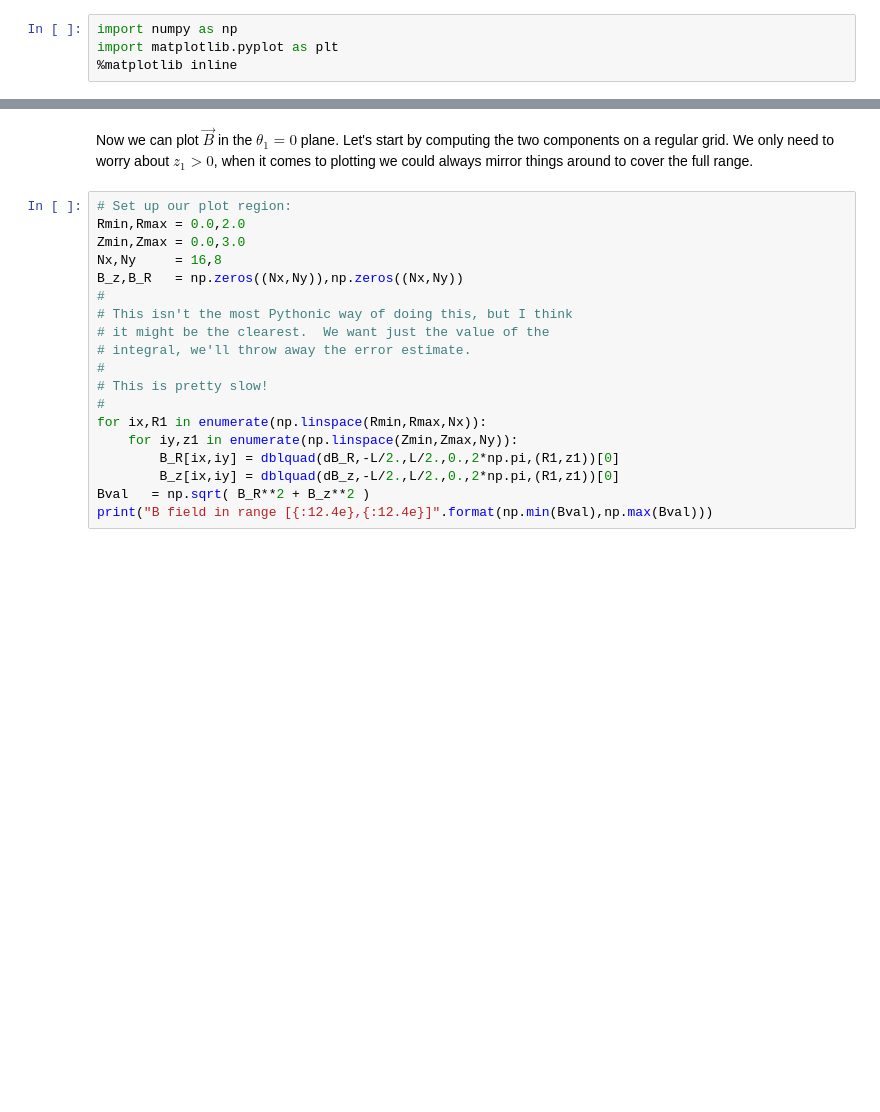
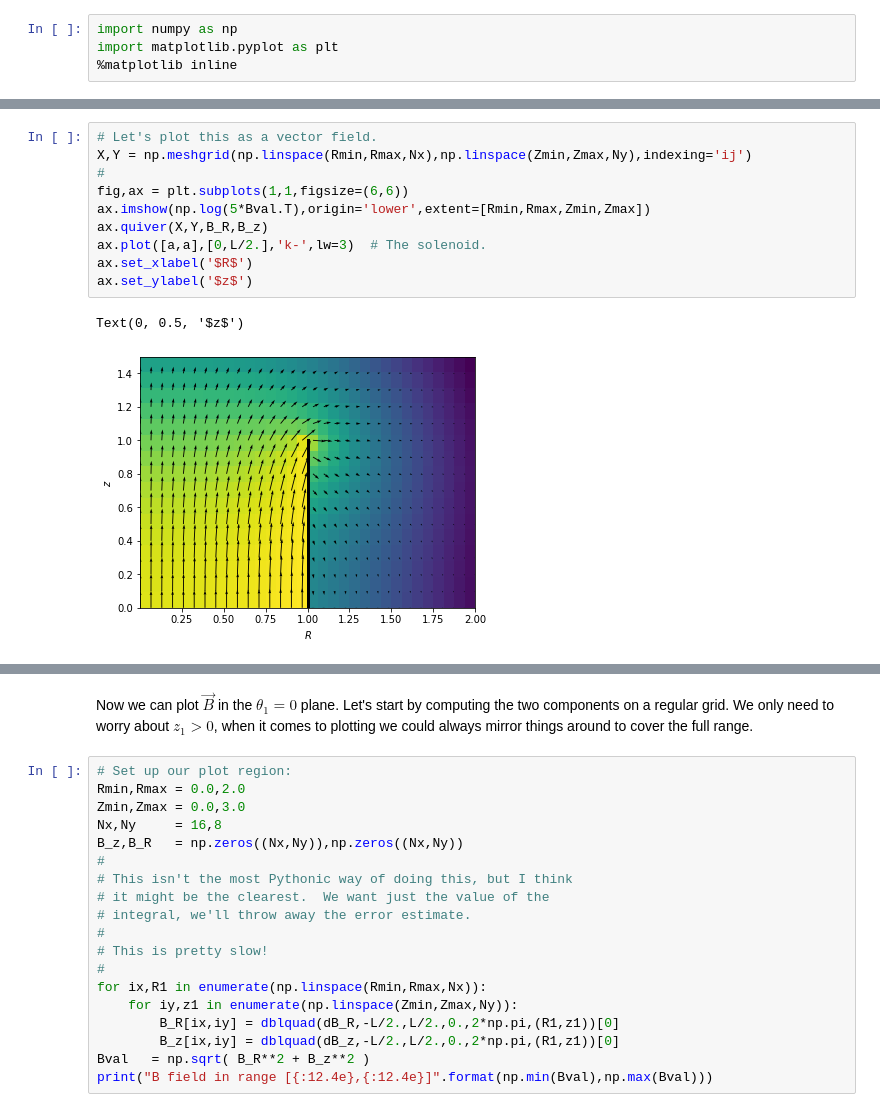
Before and after one commit to LBJ-Wade/Notebooks_cosmology, a Jupyter notebook: physics209/Solenoid.ipynb, the cells around one changed output, grey strips where cells are left out. Saved outputs shown, nothing was run; the diff lists cells and outputs as text; blank space fills up the shorter version.

```diff
--- a/physics209/Solenoid.ipynb
+++ b/physics209/Solenoid.ipynb
@@ -9 +73,14 @@ In class we derived the equations for the vector potential and magnetic field fo
+# %%
+# Let's plot this as a vector field.
+X,Y = np.meshgrid(np.linspace(Rmin,Rmax,Nx),np.linspace(Zmin,Zmax,Ny),indexing='ij')
+#
+fig,ax = plt.subplots(1,1,figsize=(6,6))
+ax.imshow(np.log(5*Bval.T),origin='lower',extent=[Rmin,Rmax,Zmin,Zmax])
+ax.quiver(X,Y,B_R,B_z)
+ax.plot([a,a],[0,L/2.],'k-',lw=3)  # The solenoid.
+ax.set_xlabel('$R$')
+ax.set_ylabel('$z$')
+# %% [output]
+Text(0, 0.5, '$z$')
+[figure, added]
 # %% [markdown]
```
Also changed, not shown: parts of 12 cells of this notebook.
